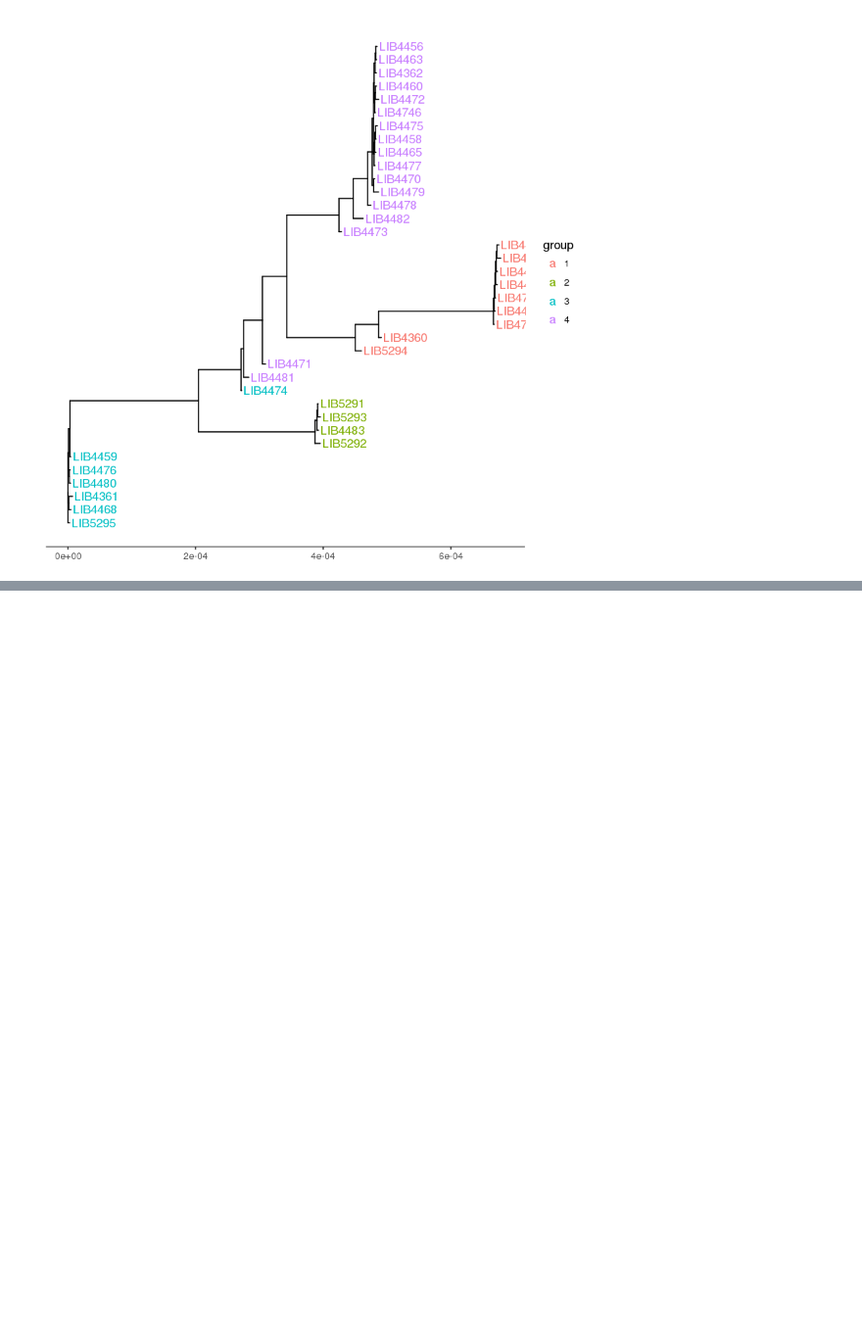
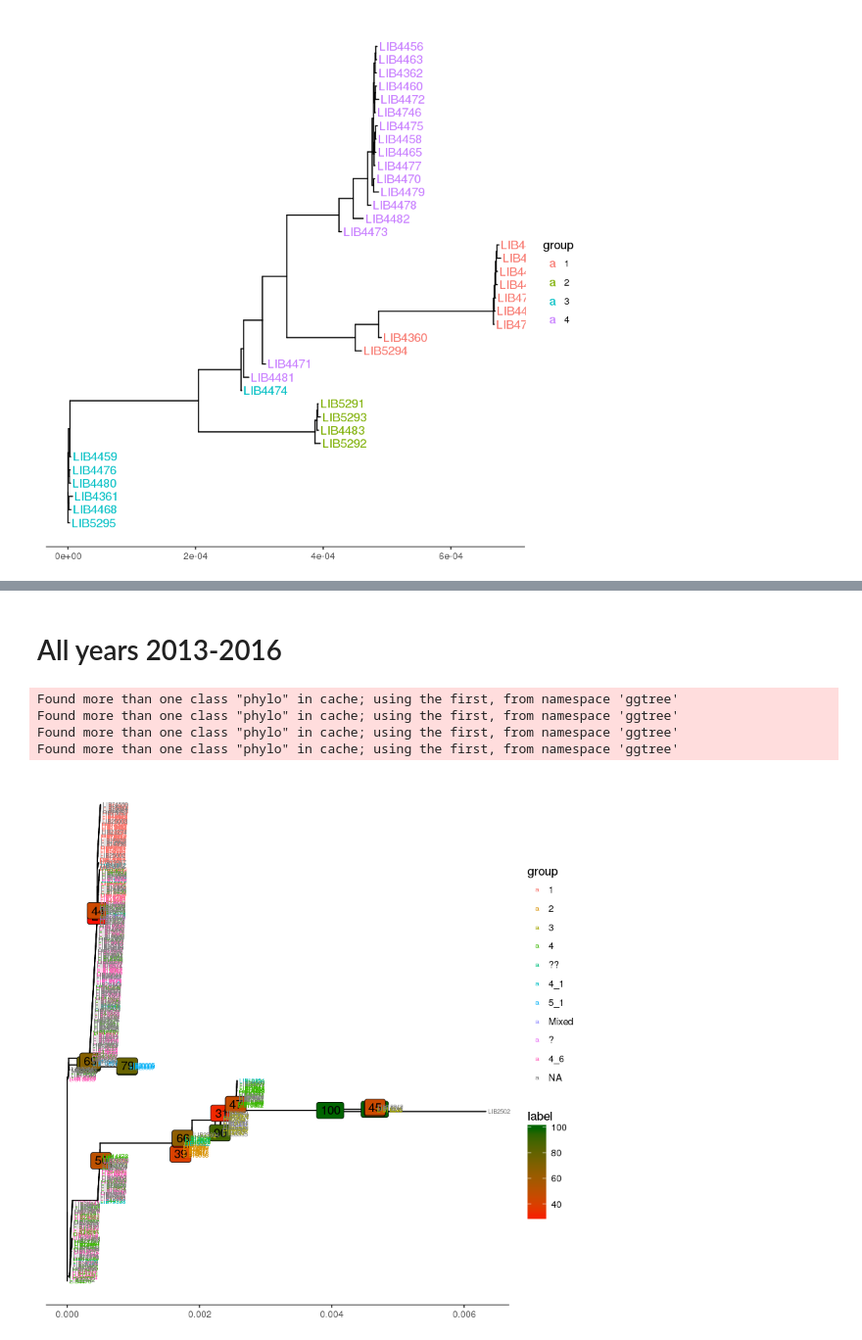
Before and after one commit to SaundersLab/FP_notebooks, a Jupyter notebook: 0.3/Trees.ipynb, the cells around one changed output, grey strips where cells are left out. Shown at 98% size. Drawn from its saved outputs; the diff is of its cells as text; code cells hidden in the pictures; blank space fills up the shorter version.

```diff
--- a/0.3/Trees.ipynb
+++ b/0.3/Trees.ipynb
@@ -57,0 +76,23 @@ Found more than one class "multiPhylo" in cache; using the first, from namespace
+# %% [markdown]
+# All years 2013-2016
+# %%
+raxml_all <- read.tree("~/FP_prod/data/0.3/Tree//13_14_15_16/ng/13_14_15_16.raxml.support")
+
+
+q <- ggtree(raxml_all)
+d <- q$data
+d <- d[!d$isTip,]
+d$label <- as.numeric(d$label)
+d <- filter(d,d$label > 25)
+
+
+
+p <- ggtree(raxml_all, layout="rectangular")
+p <- p + geom_label(data=d, aes(label=label, fill=label)) + scale_fill_continuous(high='darkgreen',low='red')
+p %<+% groups + geom_tiplab(aes(color=group), size=2) + theme_tree2(legend.position='right')
+# %% [output]
+Found more than one class "phylo" in cache; using the first, from namespace 'ggtree'
+Found more than one class "phylo" in cache; using the first, from namespace 'ggtree'
+Found more than one class "phylo" in cache; using the first, from namespace 'ggtree'
+Found more than one class "phylo" in cache; using the first, from namespace 'ggtree'
+[figure, added]
```
Also changed, not shown: parts of 5 cells of this notebook.
